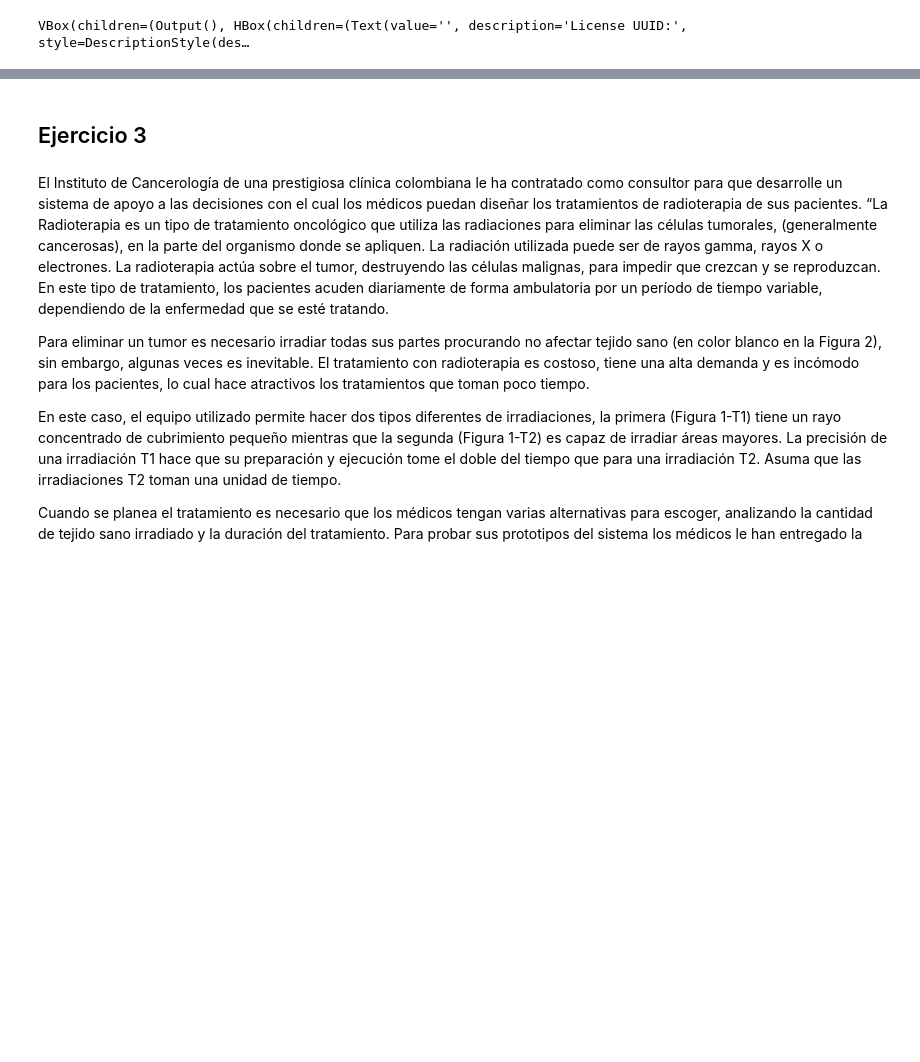
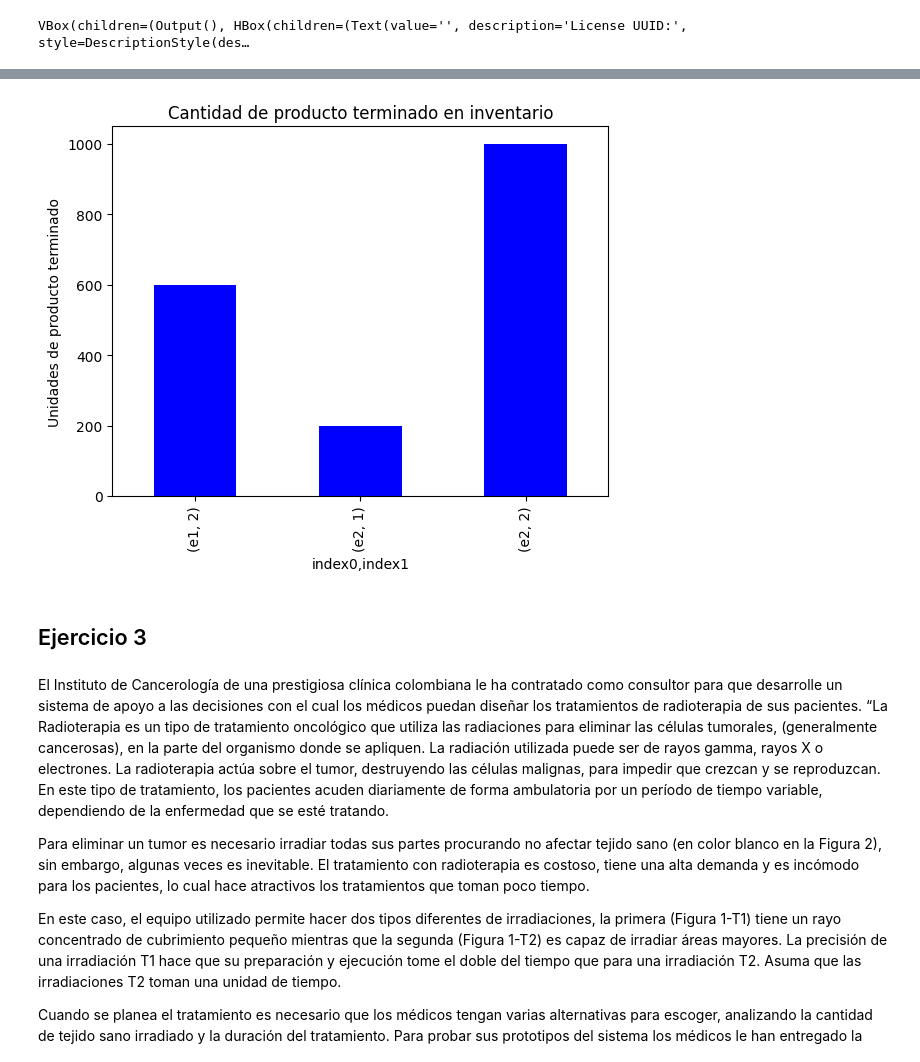
Before and after one commit to luisam19/course_optimizacion, a Jupyter notebook: Taller01_optimización_LuisaMariaZapataSaldarriaga.ipynb, the cells around one changed output, grey strips where cells are left out. Drawn from its saved outputs; the diff is of its cells as text; code cells hidden in the pictures; blank space fills up the shorter version.

```diff
--- a/Taller01_optimización_LuisaMariaZapataSaldarriaga.ipynb
+++ b/Taller01_optimización_LuisaMariaZapataSaldarriaga.ipynb
@@ -578,3 +605,8 @@ e2     1        6534
+# %%
+q_values_non_zero['Q.val'].plot(kind='bar',color='b',ylabel='Unidades de producto terminado', title='Cantidad de producto terminado en inventario')
+plt.show()
+# %% [output]
+[figure, added]
 # %% [markdown]
 ## Ejercicio 3
 # %% [markdown]
```
Also changed, not shown: parts of 16 cells of this notebook.
